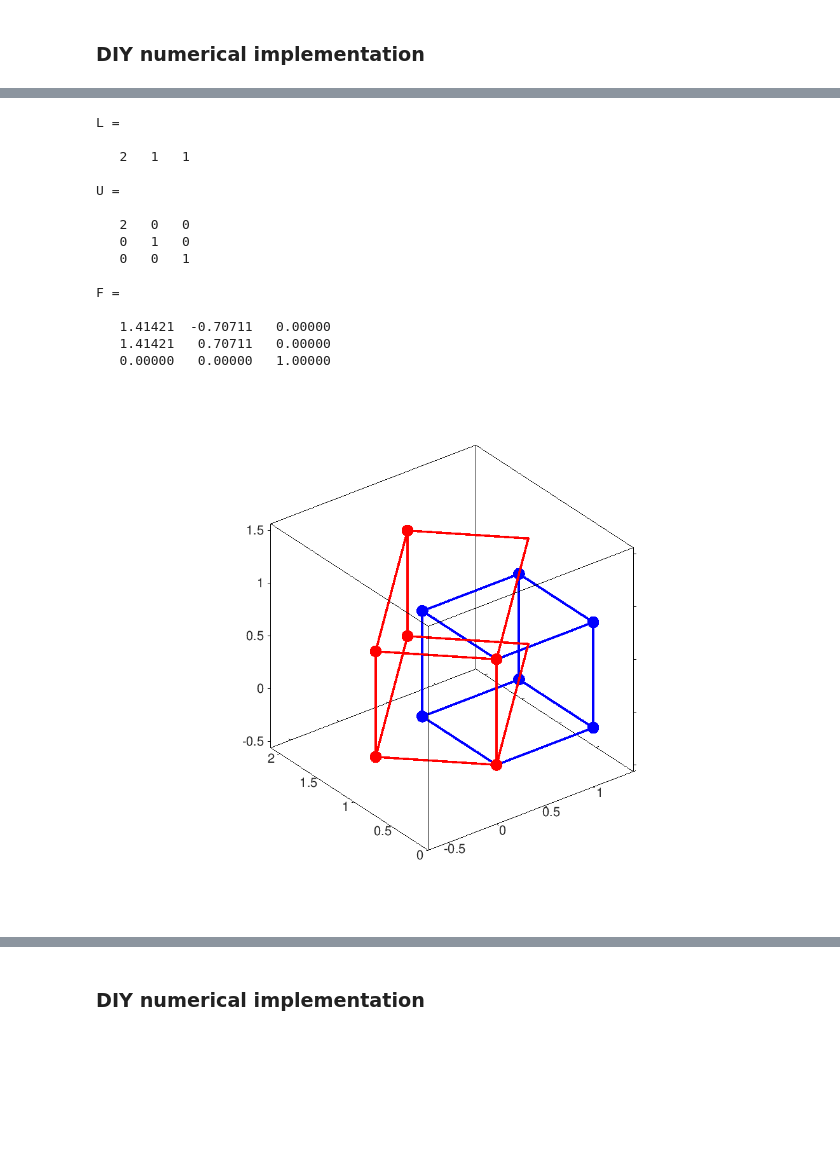
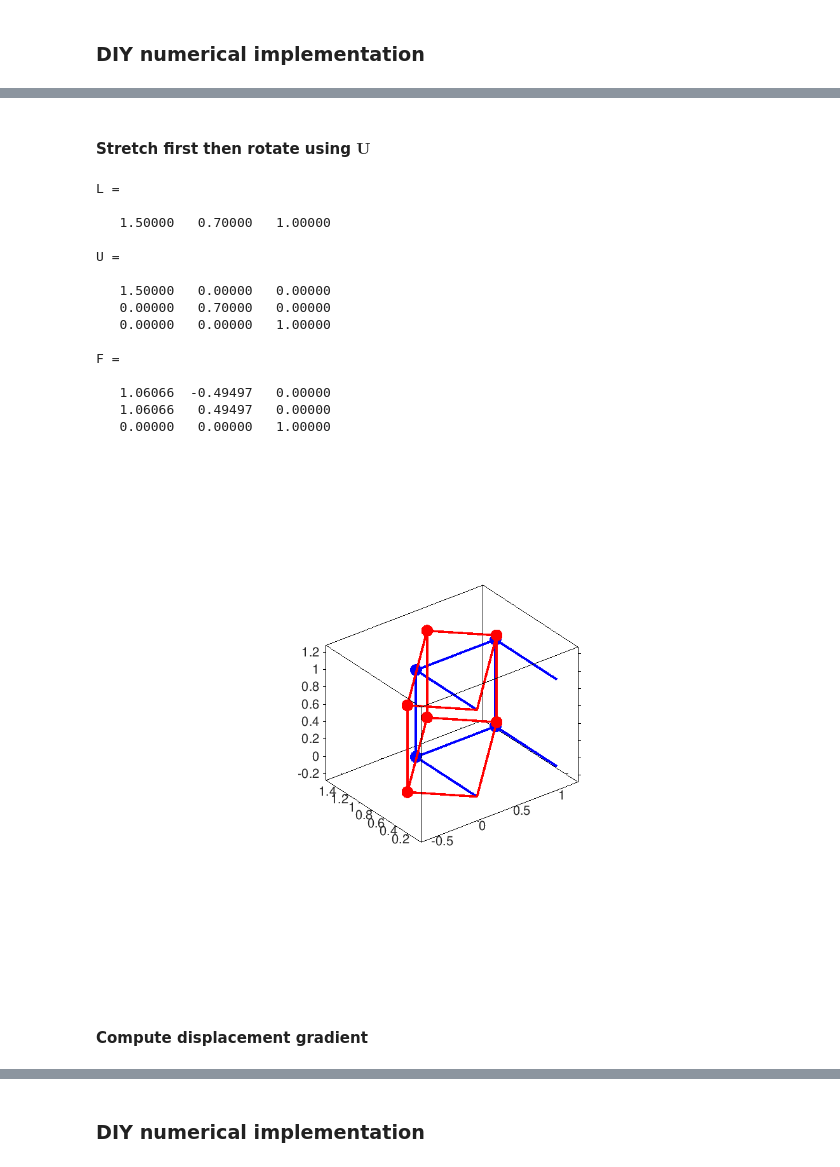
Before and after one commit to Kevin-Mattheus-Moerman/NUIG_BME_501, a Jupyter notebook: notebooks/nb1_Review_Continuum_Mechanics_and Basic_Tensor_Algebra.ipynb, the cells around one changed output, grey strips where cells are left out. Cells and saved outputs as stored; diff of their text form; code cells hidden in the pictures; blank space fills up the shorter version.

```diff
--- a/notebooks/nb1_Review_Continuum_Mechanics_and Basic_Tensor_Algebra.ipynb
+++ b/notebooks/nb1_Review_Continuum_Mechanics_and Basic_Tensor_Algebra.ipynb
@@ -182,9 +241,14 @@ $$A_{ij}=(\mathbf{A}\mathbf{e}_j) \cdot \mathbf{e}_i=\mathbf{A}:(\mathbf{e}_i \o
 # %% [markdown]
 ### DIY numerical implementation
 # %%
-A=[1 2 3; 4 5 6; 7 8 9]
+A=[1 2 3; 4 5 6; 7 8 9] %Example second order tensor
 e1=[1 0 0]'; e2=[0 1 0]'; e3=[0 0 1]'; % Base vectors
-A_13=dot(A*e3,e1) % Pick out a component
+
+%"Dotted twice"
+A_13=dot(A*e3,e1) % Pick out component 1,3
+
+%Alternative approach
+A_13=sum(sum(A.*(e1*e3'))) %Sum of element wise product with dyadic-13 tensor
 # %% [output]
 A =
 
@@ -368,0 +439,8 @@ The eigen values of $\mathbf{C}$ are the squared principal stretches $\lambda_1^
+# %%
+alpha=pi/4; % Rotation angle
+R=[cos(alpha) -sin(alpha) 0; sin(alpha)  cos(alpha)  0; 0 0 1]; % Rotation tensor for alpha degrees around Z
+L=[1.5 0.7 1] %Stretches for undeformed initial state
+V=[L(1) 0    0;...
+   0    L(2) 0;...
+   0    0    L(3)] % A stretch tensor U
+F=V*R % Deformation gradient tensor
@@ -368,0 +463,15 @@ The eigen values of $\mathbf{C}$ are the squared principal stretches $\lambda_1^
+# %%
+% Defining a point set
+[x,y,z]=meshgrid(0:1:1); % 3D point set grids
+X=[x(:) y(:) z(:)]; % A nx3 point set
+
+% Deform the point set with F
+Xn=(F*X')'; %Xn=Xn+2; % Deform
+
+% Visualize
+l=[1 2 4 3 1 5 6 8 7 5 7 3 4 8 6 2 6 ]; % Line description for plot
+hf=figure; hold on; % Open figure
+s=get(hf,'Position'); set(hf,'Position',[0 0 2*s(3) 2*s(4)]); set(gca,'FontSize',2*get(gca,'FontSize'));
+plot3(X(l,1),X(l,2),X(l,3),'b.-','MarkerSize',50,'LineWidth',10); % Plot initial
+plot3(Xn(l,1),Xn(l,2),Xn(l,3),'r.-','MarkerSize',50,'LineWidth',10); % Plot initial
+axis equal; view(3); box on; % Axis settings
@@ -369,8 +480,9 @@ The eigen values of $\mathbf{C}$ are the squared principal stretches $\lambda_1^
+# %% [markdown]
+#### Stretch first then rotate using $\mathbf{U}$
 # %%
 alpha=pi/4; % Rotation angle
 R=[cos(alpha) -sin(alpha) 0; sin(alpha)  cos(alpha)  0; 0 0 1]; % Rotation tensor for alpha degrees around Z
-%L=[2 0.5 1] %Define principal stretches
-L=[2 1 1] %Stretches for undeformed initial state
+L=[1.5 0.7 1] %Stretches for undeformed initial state
 U=[L(1) 0    0;...
    0    L(2) 0;...
    0    0    L(3)] % A stretch tensor U
@@ -378,36 +490,38 @@ F=R*U % Deformation gradient tensor
 # %% [output]
 L =
 
-   2   1   1
+   1.50000   0.70000   1.00000
 
 U =
 
-   2   0   0
-   0   1   0
-   0   0   1
+   1.50000   0.00000   0.00000
+   0.00000   0.70000   0.00000
+   0.00000   0.00000   1.00000
 
 F =
 
-   1.41421  -0.70711   0.00000
-   1.41421   0.70711   0.00000
+   1.06066  -0.49497   0.00000
+   1.06066   0.49497   0.00000
    0.00000   0.00000   1.00000
 # %%
 % Defining a point set
 [x,y,z]=meshgrid(0:1:1); % 3D point set grids
 X=[x(:) y(:) z(:)]; % A nx3 point set
 
 % Deform the point set with F
 Xn=(F*X')'; %Xn=Xn+2; % Deform
 
 % Visualize
 l=[1 2 4 3 1 5 6 8 7 5 7 3 4 8 6 2 6 ]; % Line description for plot
 hf=figure; hold on; % Open figure
 s=get(hf,'Position'); set(hf,'Position',[0 0 2*s(3) 2*s(4)]); set(gca,'FontSize',2*get(gca,'FontSize'));
 plot3(X(l,1),X(l,2),X(l,3),'b.-','MarkerSize',50,'LineWidth',10); % Plot initial
 plot3(Xn(l,1),Xn(l,2),Xn(l,3),'r.-','MarkerSize',50,'LineWidth',10); % Plot initial
-view(3); axis equal; box on; % Axis settings
+axis equal; view(3); box on; % Axis settings
 # %% [output]
-[figure, old version]
+[figure, new version]
+# %% [markdown]
+#### Compute displacement gradient
 # %%
 % Compute displacement array
 u=Xn-X
```
Also changed, not shown: parts of 49 cells of this notebook, 1 other file.
